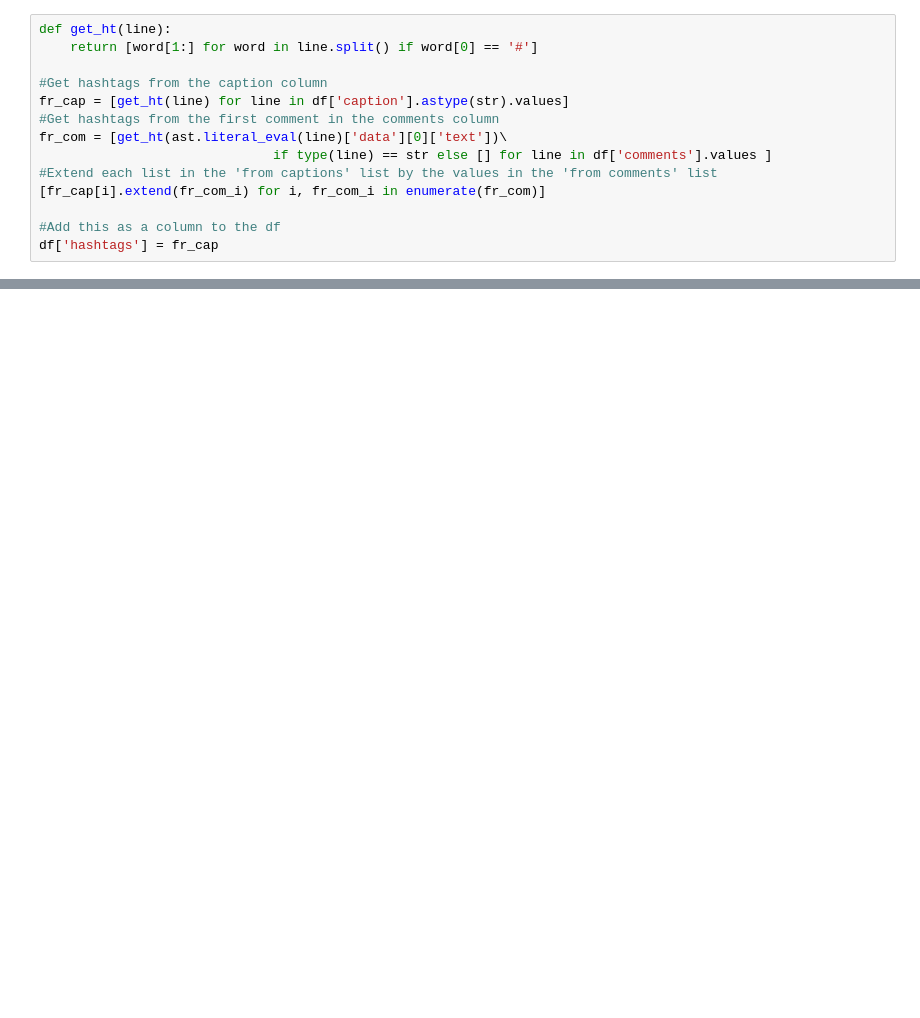
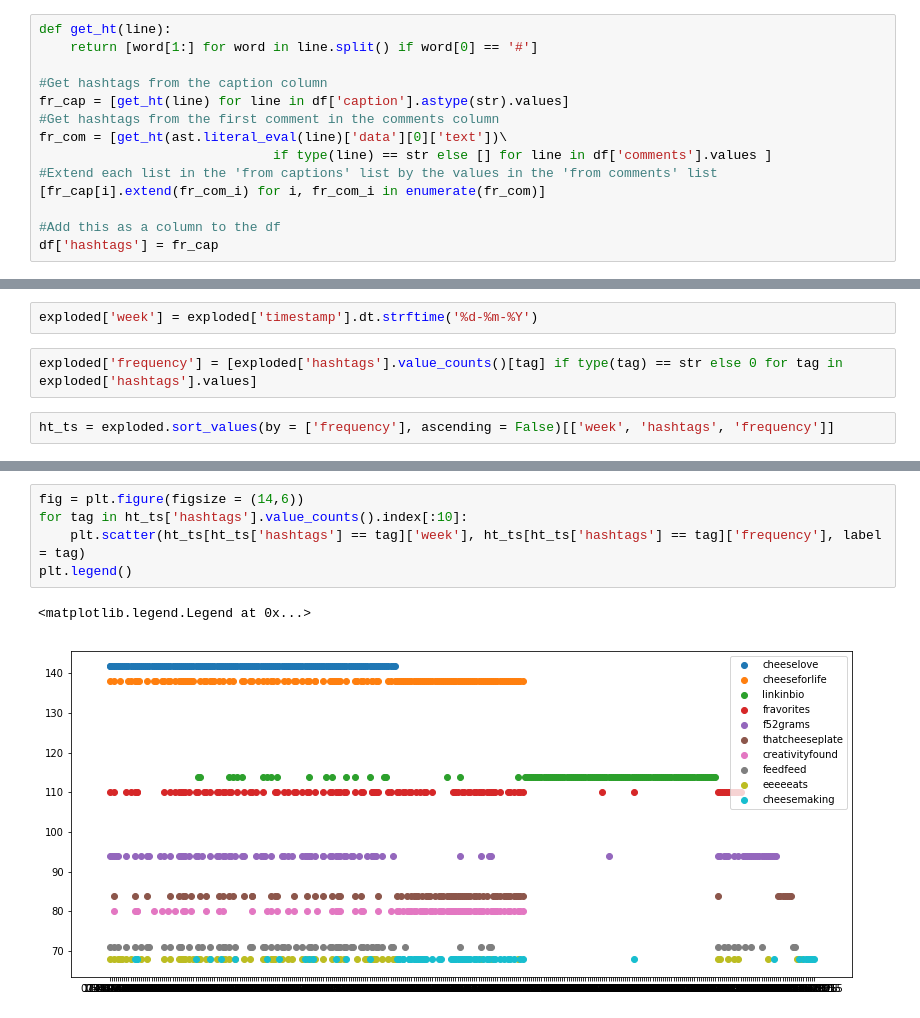
Before and after one commit to ssrosa/grotto, a Jupyter notebook: insta/hashtags.ipynb, the cells around one changed output, grey strips where cells are left out. Drawn from its saved outputs; the diff is of its cells as text; blank space fills up the shorter version.

```diff
--- a/insta/hashtags.ipynb
+++ b/insta/hashtags.ipynb
@@ -87,0 +84,6 @@ hashtag_df.to_csv('hashtags.csv')
+# %%
+exploded['week'] = exploded['timestamp'].dt.strftime('%d-%m-%Y')
+# %%
+exploded['frequency'] = [exploded['hashtags'].value_counts()[tag] if type(tag) == str else 0 for tag in exploded['hashtags'].values]
+# %%
+ht_ts = exploded.sort_values(by = ['frequency'], ascending = False)[['week', 'hashtags', 'frequency']]
@@ -87,0 +113,8 @@ hashtag_df.to_csv('hashtags.csv')
+# %%
+fig = plt.figure(figsize = (14,6))
+for tag in ht_ts['hashtags'].value_counts().index[:10]:
+    plt.scatter(ht_ts[ht_ts['hashtags'] == tag]['week'], ht_ts[ht_ts['hashtags'] == tag]['frequency'], label = tag)
+plt.legend()
+# %% [output]
+<matplotlib.legend.Legend at 0x...>
+[figure, added]
```
Also changed, not shown: parts of 15 cells of this notebook.
